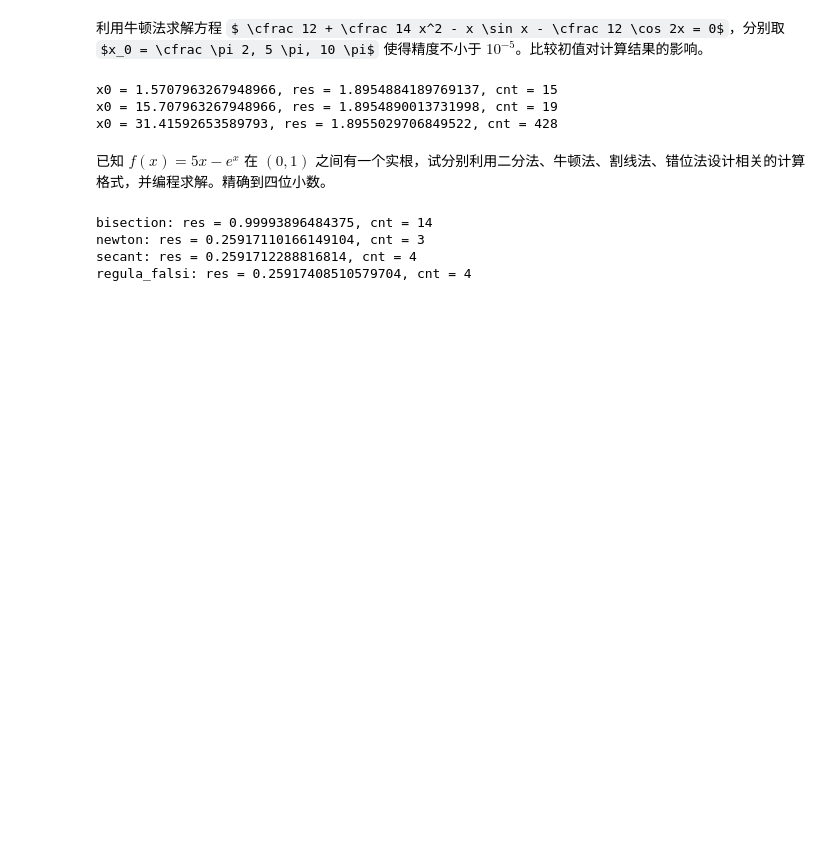
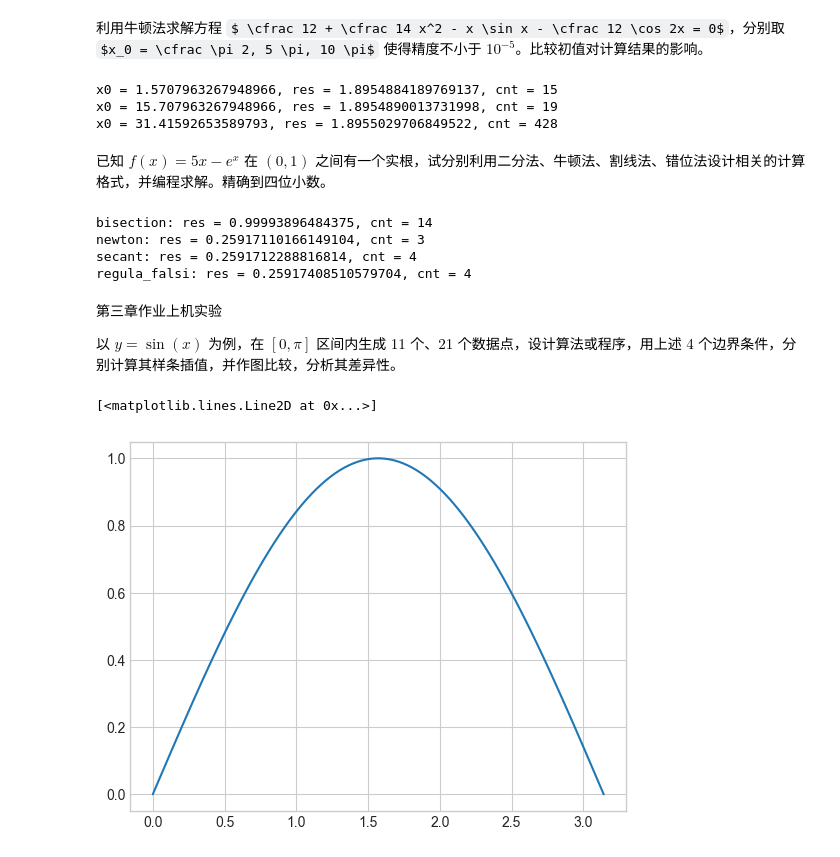
Before and after one commit to Maxmilite/numerical-analysis-code, a Jupyter notebook: experiment/code/ex.ipynb, the cells around one changed output. Cells and saved outputs as stored; diff of their text form; code cells hidden in the pictures; some formulas as TeX source; blank space fills up the shorter version.

```diff
--- a/experiment/code/ex.ipynb
+++ b/experiment/code/ex.ipynb
@@ -193,3 +193,55 @@ bisection: res = 0.99993896484375, cnt = 14
 newton: res = 0.25917110166149104, cnt = 3
 secant: res = 0.2591712288816814, cnt = 4
 regula_falsi: res = 0.25917408510579704, cnt = 4
+# %% [markdown]
+第三章作业上机实验
+
+以 $y = \sin(x)$ 为例，在 $[0,π]$ 区间内生成 $11$ 个、$21$ 个数据点，设计算法或程序，用上述 $4$ 个边界条件，分别计算其样条插值，并作图比较，分析其差异性。
+# %%
+'''
+以 $y = \sin(x)$ 为例，在 $[0,π]$ 区间内生成 $11$ 个、$21$ 个数据点，设计算法或程序，用上述 $4$ 个边界条件，分别计算其样条插值，并作图比较，分析其差异性。
+
+自然边界、固定边界、周期边界、强制第一个子区间和第二个子区间样条多项式的三阶导数相同，倒数第二个子区间和最后一个子区间的三次样条函数的三阶导数相等
+'''
+
+def f(x: float) -> float:
+    return math.sin(x)
+
+X = np.linspace(0, math.pi, 11)
+Y = [f(x) for x in X]
+
+# 自然边界
+def natural_cubic_spline(X: np.ndarray, Y: np.ndarray) -> np.ndarray:
+    n = len(X) - 1
+    h = X[1] - X[0]
+    A = np.zeros((n + 1, n + 1))
+    for i in range(1, n):
+        A[i][i - 1] = h
+        A[i][i] = 2 * (X[i + 1] - X[i - 1])
+        A[i][i + 1] = h
+    A[0][0] = 1
+    A[n][n] = 1
+    B = np.zeros(n + 1)
+    for i in range(1, n):
+        B[i] = 3 * (Y[i + 1] - Y[i]) / (X[i + 1] - X[i]) - 3 * (Y[i] - Y[i - 1]) / (X[i] - X[i - 1])
+    C = np.linalg.solve(A, B)
+    D = np.zeros(n)
+    for i in range(n):
+        D[i] = (C[i + 1] - C[i]) / (3 * (X[i + 1] - X[i]))
+    B = np.zeros(n)
+    for i in range(n):
+        B[i] = (Y[i + 1] - Y[i]) / (X[i + 1] - X[i]) - (X[i + 1] - X[i]) * (2 * C[i] + C[i + 1]) / 3
+    return C, B, D
+
+C, B, D = natural_cubic_spline(X, Y)
+
+# 画自然边界的图像
+x = np.linspace(0, math.pi, 100)
+y = np.zeros_like(x)
+for i in range(len(X) - 1):
+    idx = (x >= X[i]) & (x <= X[i + 1])
+    y[idx] = Y[i] + B[i] * (x[idx] - X[i]) + C[i] * (x[idx] - X[i]) ** 2 + D[i] * (x[idx] - X[i]) ** 3
+plt.plot(x, y, label='natural')
+# %% [output]
+[<matplotlib.lines.Line2D at 0x...>]
+[figure, added]
```
Also changed, not shown: 1 other file.
